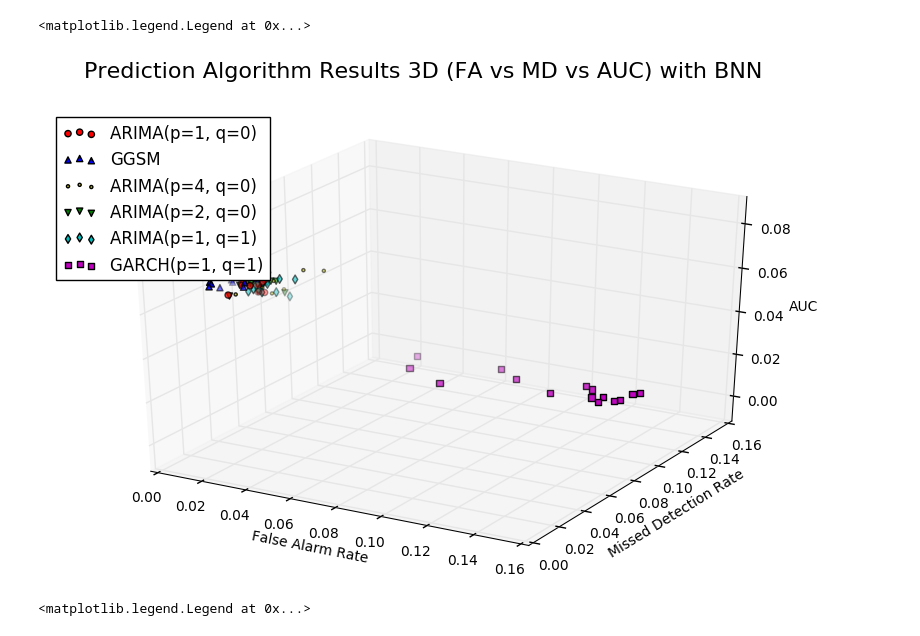
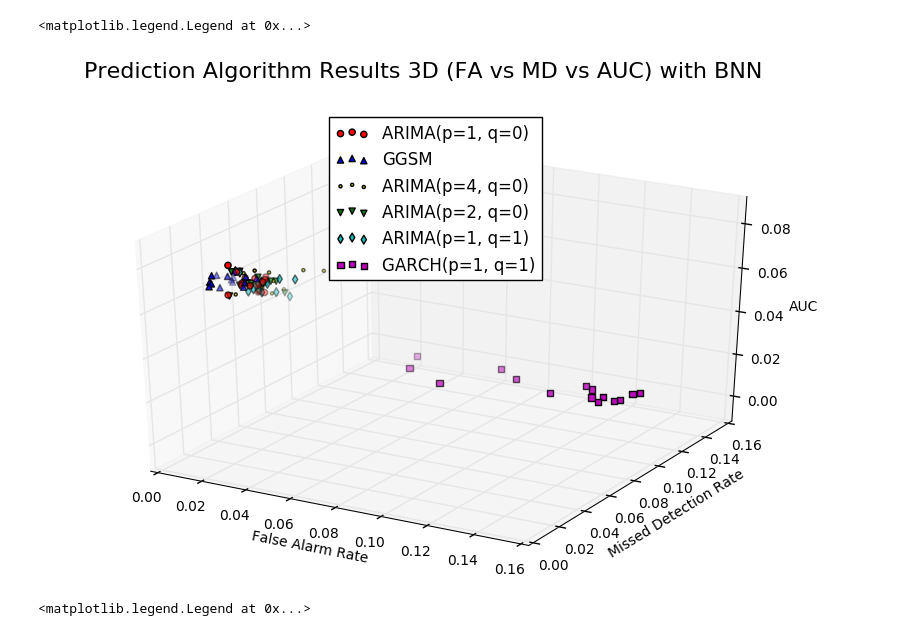
Before and after one commit to fedep3/sdl, a Jupyter notebook: BNN Prediction Results.ipynb, the cells around one changed output. Drawn from its saved outputs; the diff is of its cells as text; code cells hidden in the pictures.

```diff
--- a/BNN Prediction Results.ipynb
+++ b/BNN Prediction Results.ipynb
@@ -107,35 +107,35 @@ for line in r:
 
     if algorithm not in algorithm_results:
         algorithm_results[algorithm] = []
 
     if len(toks) == 7:
         algorithm_results[algorithm].append([float(toks[1].split('=')[1])] + map(lambda t: float(t.split('=')[1]), toks[5:]))
     else:
         algorithm_results[algorithm].append([float(toks[2].split('=')[1])] + map(lambda t: float(t.split('=')[1]), toks[6:]))
 
 fig = plt.figure(figsize=(10, 6))
 fig.suptitle('Prediction Algorithm Results 3D (FA vs MD vs AUC) with BNN', fontsize=16)
 ax = fig.add_subplot(111, projection='3d')
 ax.set_xlabel('False Alarm Rate')
 ax.set_ylabel('Missed Detection Rate')
 ax.set_zlabel('AUC')
 
 colors_and_markers = [('r', 'o'), ('b', '^'), ('y', '.'), ('g', 'v'),
                       ('c', 'd'), ('m', 's'), ('k', 'p')]
 count = 0
 
 for algorithm, algorithm_result in algorithm_results.iteritems():
     x = [r[1] for r in algorithm_result]
     y = [r[2] for r in algorithm_result]
     z = [r[0] for r in algorithm_result]
     c, m = colors_and_markers[count]
     count += 1
     ax.scatter(x, y, z, c=c, marker=m, label=algorithm)
 
-plt.legend(loc='upper left')
+plt.legend(loc='upper center')
 # %% [output]
 <matplotlib.legend.Legend at 0x...>
-[figure, old version]
+[figure, new version]
 # %%
 fig = plt.figure(figsize=(10, 6))
 fig.suptitle('Prediction Algorithm Results 2D (FA vs MD) with BNN', fontsize=16)
```
Also changed, not shown: parts of 1 cell of this notebook.
